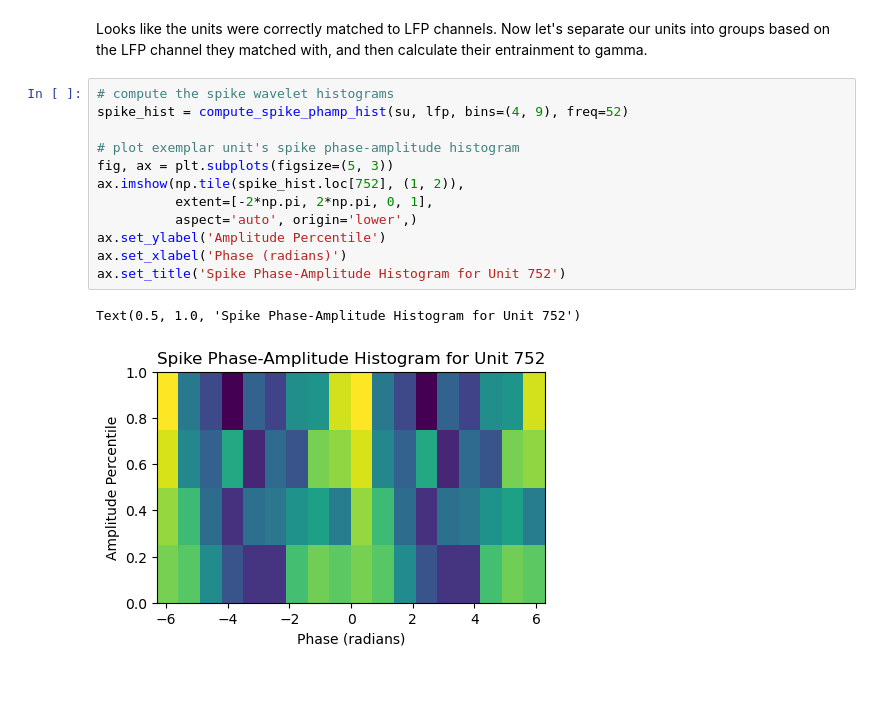
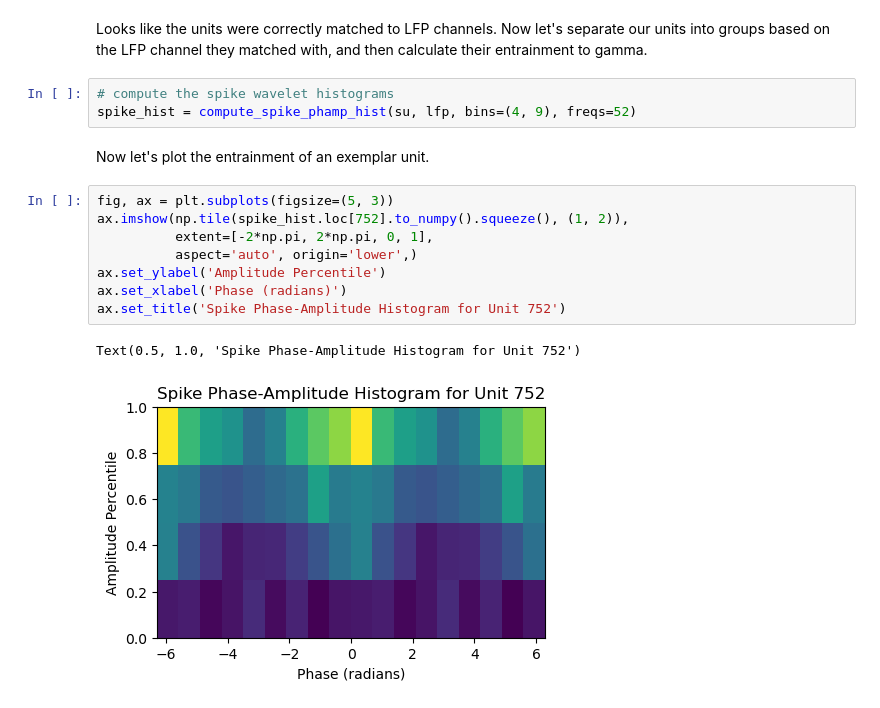
Before and after one commit to dbheadley/mimo_pack, a Jupyter notebook: tutorials/AnalyzeLFPSpectral.ipynb, the cells around one changed output. Saved outputs shown, nothing was run; the diff lists cells and outputs as text.

```diff
--- a/tutorials/AnalyzeLFPSpectral.ipynb
+++ b/tutorials/AnalyzeLFPSpectral.ipynb
@@ -360,17 +360,18 @@ ax = unit_lfp_mapping(su, lfp)
 # %% [markdown]
 Looks like the units were correctly matched to LFP channels. Now let's separate our units into groups based on the LFP channel they matched with, and then calculate their entrainment to gamma.
+# %%
+# compute the spike wavelet histograms
+spike_hist = compute_spike_phamp_hist(su, lfp, bins=(4, 9), freqs=52)
+# %% [markdown]
+Now let's plot the entrainment of an exemplar unit.
 # %%
-# compute the spike wavelet histograms
-spike_hist = compute_spike_phamp_hist(su, lfp, bins=(4, 9), freq=52)
-
-# plot exemplar unit's spike phase-amplitude histogram
 fig, ax = plt.subplots(figsize=(5, 3))
-ax.imshow(np.tile(spike_hist.loc[752], (1, 2)),
+ax.imshow(np.tile(spike_hist.loc[752].to_numpy().squeeze(), (1, 2)),
           extent=[-2*np.pi, 2*np.pi, 0, 1],
           aspect='auto', origin='lower',)
 ax.set_ylabel('Amplitude Percentile')
 ax.set_xlabel('Phase (radians)')
 ax.set_title('Spike Phase-Amplitude Histogram for Unit 752')
 # %% [output]
 Text(0.5, 1.0, 'Spike Phase-Amplitude Histogram for Unit 752')
-[figure, old version]
+[figure, new version]
```
Also changed, not shown: parts of 1 cell of this notebook, 1 other file.
